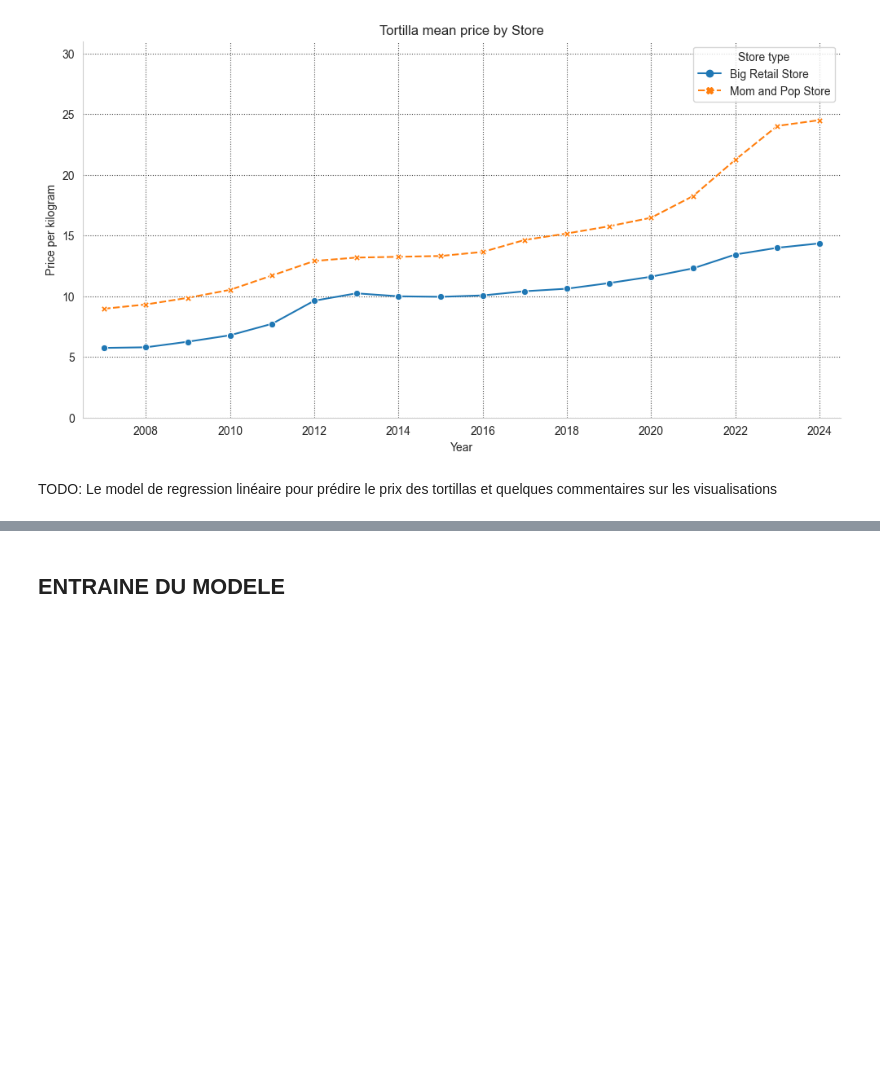
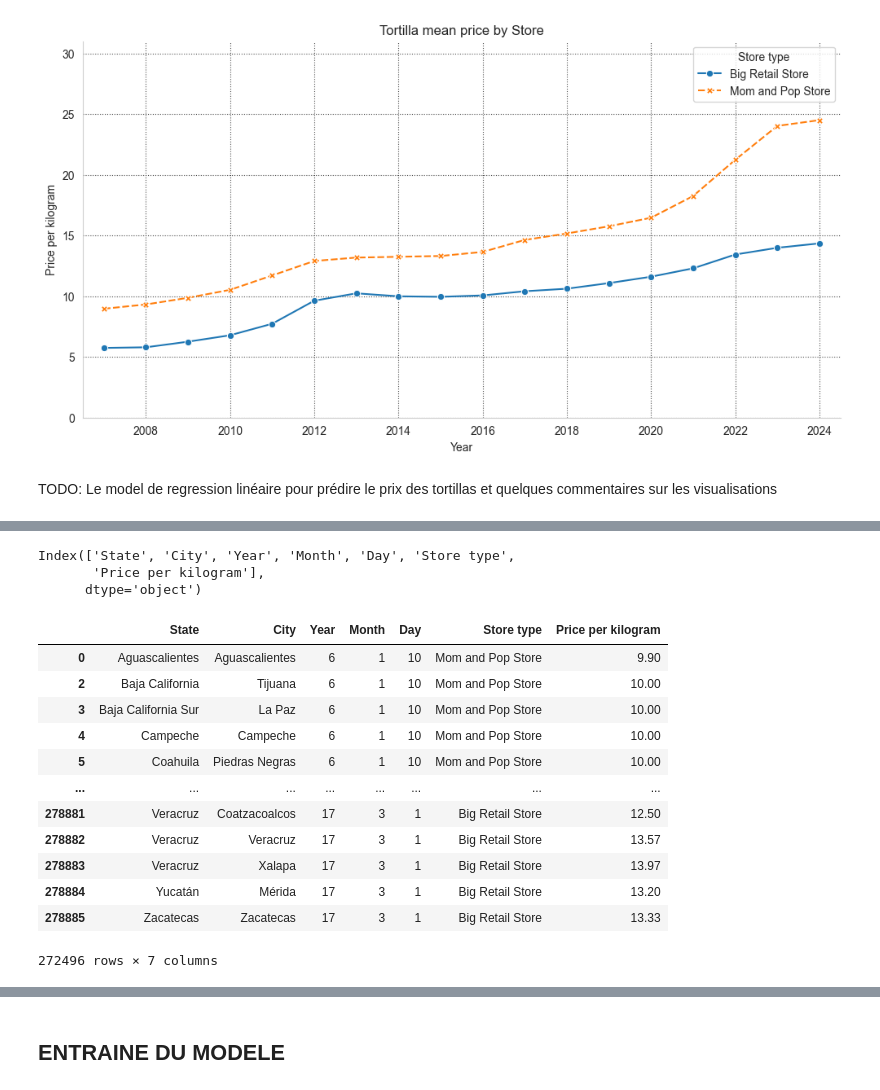
Before and after one commit to Rhapsoody/TortillaPredict, a Jupyter notebook: TortiPredict.ipynb, the cells around one changed output, grey strips where cells are left out. Drawn from its saved outputs; the diff is of its cells as text; code cells hidden in the pictures; blank space fills up the shorter version.

```diff
--- a/TortiPredict.ipynb
+++ b/TortiPredict.ipynb
@@ -238,0 +241,6 @@ TODO: Le model de regression linéaire pour prédire le prix des tortillas et qu
+# %%
+def categorical(df, column):
+    df = df.dropna()
+    liste_ = list(df[column].value_counts().index)
+    df[column] = df[column].apply(lambda x: liste_.index(x))
+    return df
@@ -238,0 +267,23 @@ TODO: Le model de regression linéaire pour prédire le prix des tortillas et qu
+# %%
+clean_tortilla_datas.columns
+# %% [output]
+Index(['State', 'City', 'Year', 'Month', 'Day', 'Store type',
+       'Price per kilogram'],
+      dtype='object')
+# %%
+clean_tortilla_datas = categorical(clean_tortilla_datas, 'Year')
+clean_tortilla_datas
+# %% [output]
+|  | State | City | Year | Month | Day | Store type | Price per kilogram |
+| 0 | Aguascalientes | Aguascalientes | 6 | 1 | 10 | Mom and Pop Store | 9.90 |
+| 2 | Baja California | Tijuana | 6 | 1 | 10 | Mom and Pop Store | 10.00 |
+| 3 | Baja California Sur | La Paz | 6 | 1 | 10 | Mom and Pop Store | 10.00 |
+| 4 | Campeche | Campeche | 6 | 1 | 10 | Mom and Pop Store | 10.00 |
+| 5 | Coahuila | Piedras Negras | 6 | 1 | 10 | Mom and Pop Store | 10.00 |
+| ... | ... | ... | ... | ... | ... | ... | ... |
+| 278881 | Veracruz | Coatzacoalcos | 17 | 3 | 1 | Big Retail Store | 12.50 |
+| 278882 | Veracruz | Veracruz | 17 | 3 | 1 | Big Retail Store | 13.57 |
+| 278883 | Veracruz | Xalapa | 17 | 3 | 1 | Big Retail Store | 13.97 |
+| 278884 | Yucatán | Mérida | 17 | 3 | 1 | Big Retail Store | 13.20 |
+| 278885 | Zacatecas | Zacatecas | 17 | 3 | 1 | Big Retail Store | 13.33 |
+272496 rows × 7 columns
```
Also changed, not shown: parts of 32 cells of this notebook.
